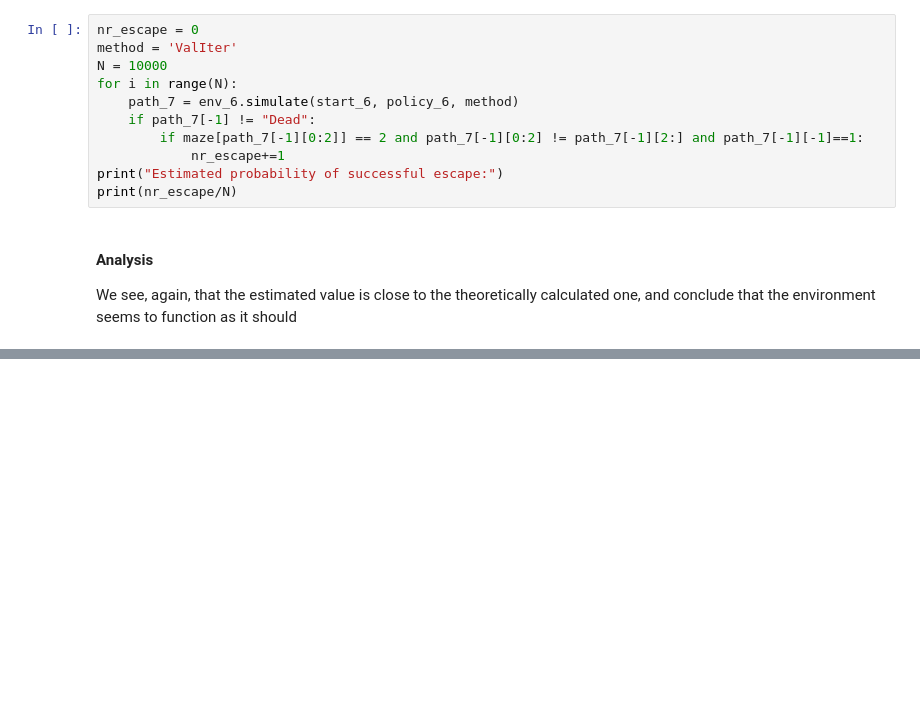
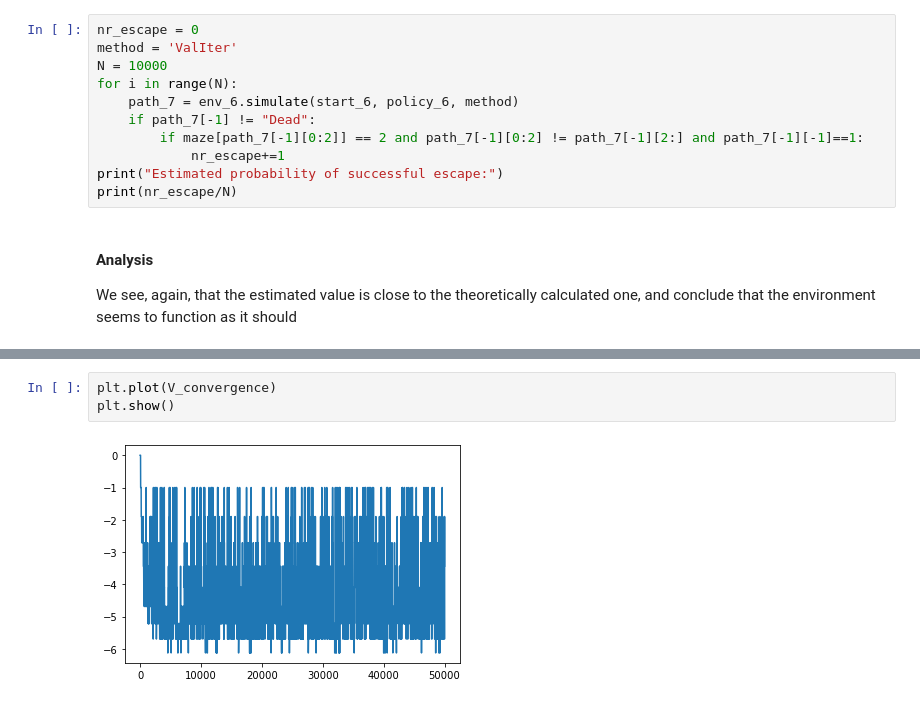
Before and after one commit to lxpr/EL2805-Reinforcement-Learning-Labs, a Jupyter notebook: lab1/Lab_1.ipynb, the cells around one changed output, grey strips where cells are left out. Drawn from its saved outputs; the diff is of its cells as text; blank space fills up the shorter version.

```diff
--- a/lab1/Lab_1.ipynb
+++ b/lab1/Lab_1.ipynb
@@ -336,0 +385,5 @@ We see, again, that the estimated value is close to the theoretically calculated
+# %%
+plt.plot(V_convergence)
+plt.show()
+# %% [output]
+[figure, added]
```
Also changed, not shown: parts of 9 cells of this notebook, 2 other files.
